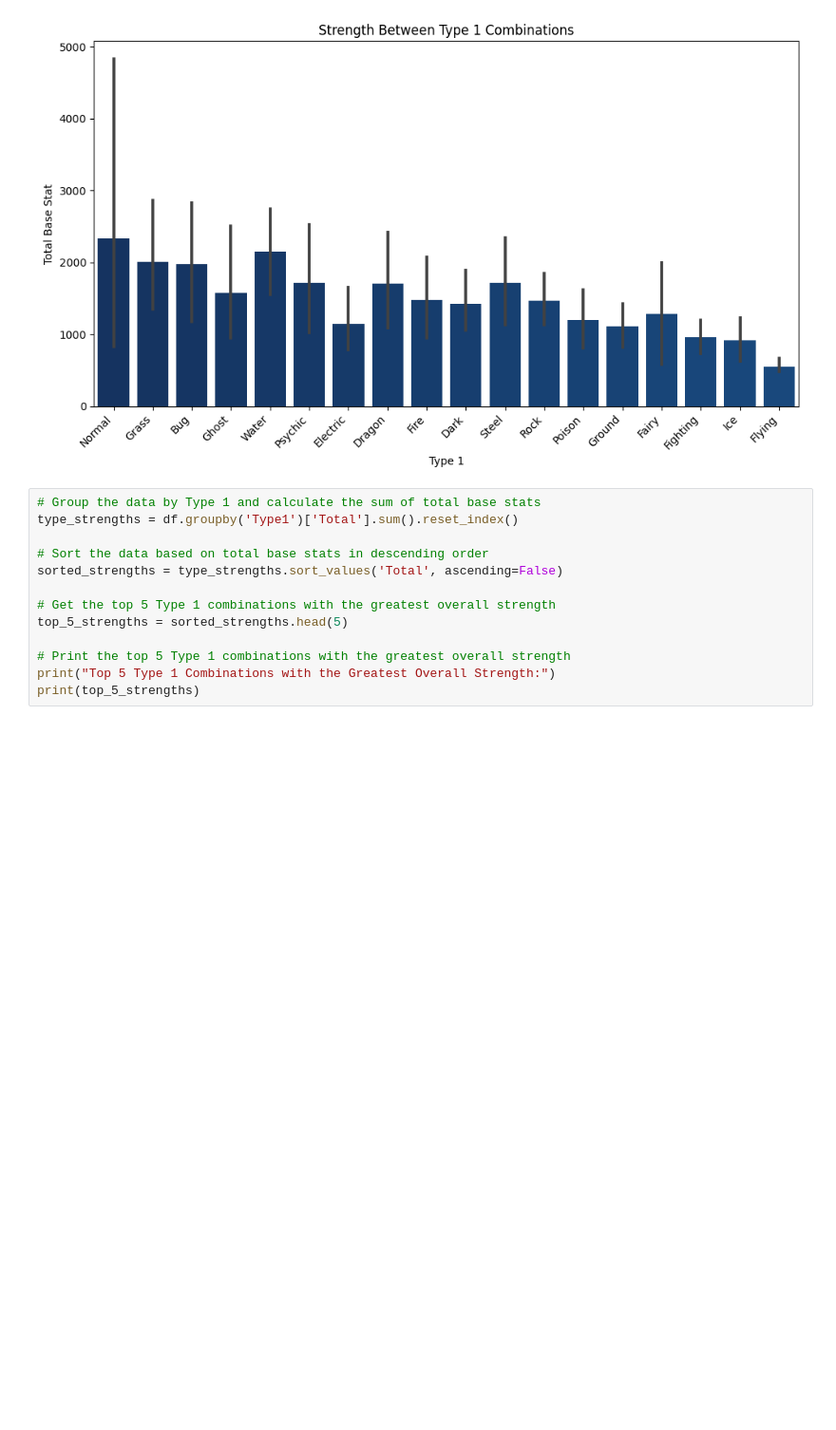
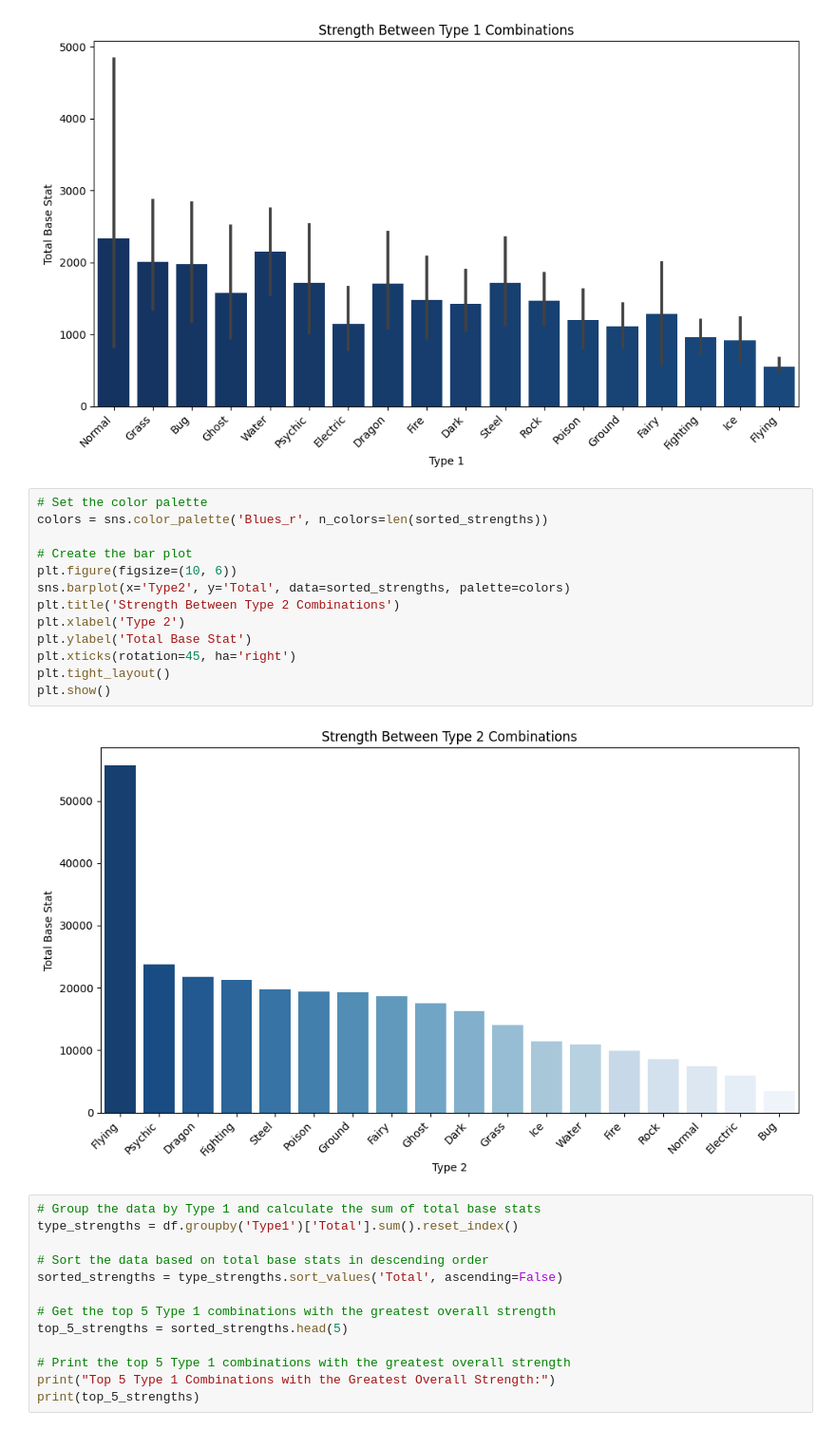
Before and after one commit to jerrymusaga/pokemon, a Jupyter notebook: pokemon.ipynb, the cells around one changed output. Shown at 95% size. Saved outputs shown, nothing was run; the diff lists cells and outputs as text; blank space fills up the shorter version.

```diff
--- a/pokemon.ipynb
+++ b/pokemon.ipynb
@@ -333,6 +333,21 @@ plt.tight_layout()
 plt.show()
 # %% [output]
 [figure]
+# %%
+# Set the color palette
+colors = sns.color_palette('Blues_r', n_colors=len(sorted_strengths))
+
+# Create the bar plot
+plt.figure(figsize=(10, 6))
+sns.barplot(x='Type2', y='Total', data=sorted_strengths, palette=colors)
+plt.title('Strength Between Type 2 Combinations')
+plt.xlabel('Type 2')
+plt.ylabel('Total Base Stat')
+plt.xticks(rotation=45, ha='right')
+plt.tight_layout()
+plt.show()
+# %% [output]
+[figure, added]
 # %%
 # Group the data by Type 1 and calculate the sum of total base stats
 type_strengths = df.groupby('Type1')['Total'].sum().reset_index()
```
Also changed, not shown: parts of 1 cell of this notebook.
